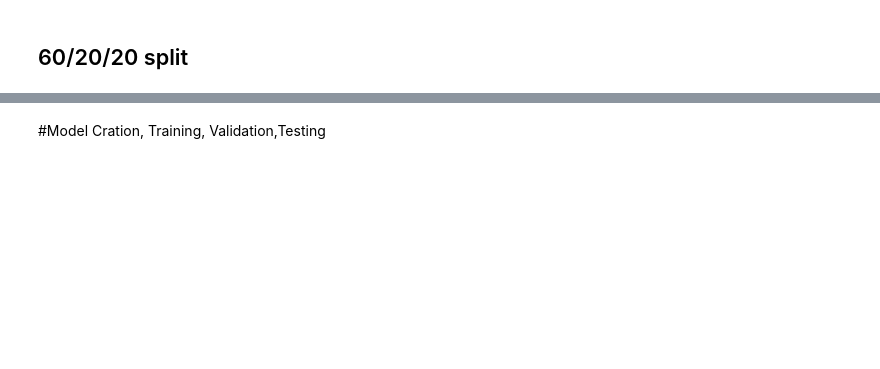
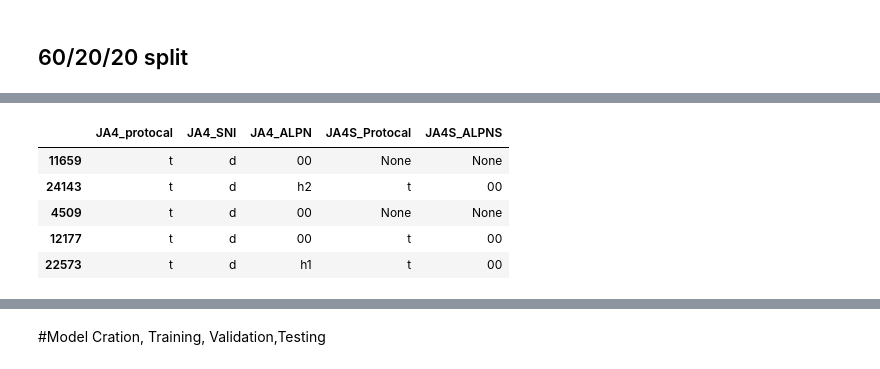
Before and after one commit to SoupBoi1/TLS-Fingerprinting-Malicious-Detection, a Jupyter notebook: TLSMaliciousDetection.ipynb, the cells around one changed output, grey strips where cells are left out. Drawn from its saved outputs; the diff is of its cells as text; code cells hidden in the pictures; blank space fills up the shorter version.

```diff
--- a/TLSMaliciousDetection.ipynb
+++ b/TLSMaliciousDetection.ipynb
@@ -239,0 +369,9 @@ Testing set size (One-Hot): 6133
+# %%
+X_trainR.loc[:, ~X_trainR.columns.isin(hotencode_labels)].select_dtypes(exclude=[np.number]).head()
+# %% [output]
+|  | JA4_protocal | JA4_SNI | JA4_ALPN | JA4S_Protocal | JA4S_ALPNS |
+| 11659 | t | d | 00 | None | None |
+| 24143 | t | d | h2 | t | 00 |
+| 4509 | t | d | 00 | None | None |
+| 12177 | t | d | 00 | t | 00 |
+| 22573 | t | d | h1 | t | 00 |
```
Also changed, not shown: parts of 34 cells of this notebook.
